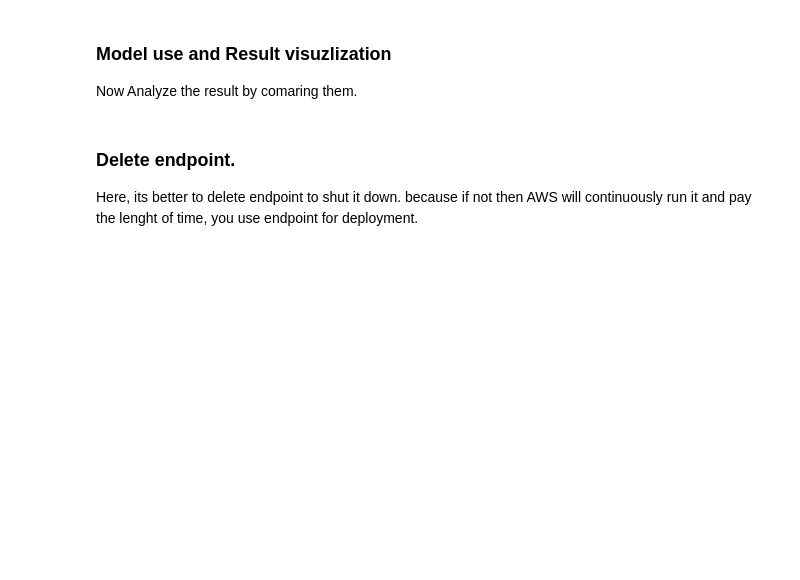
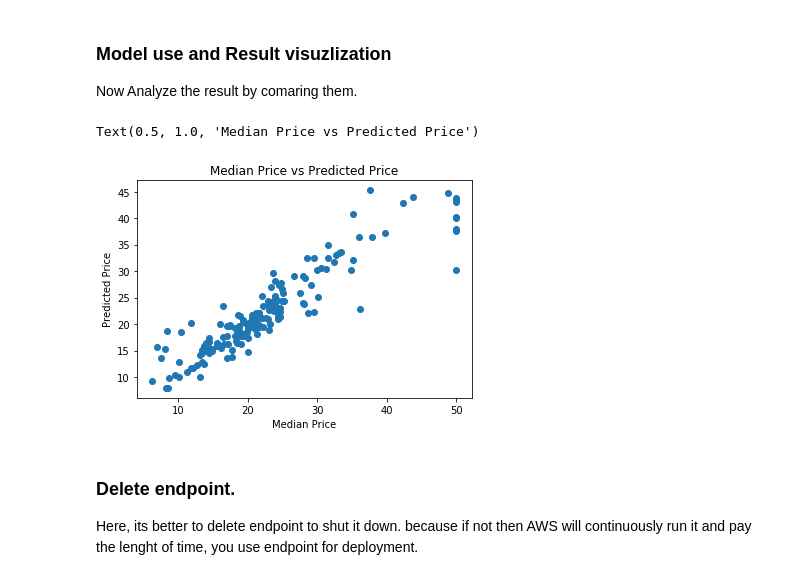
Before and after one commit to Dave-Vedant/Deep_Learning_NanoDegree-Udacity, a Jupyter notebook: ML deployment- AWS.SageMaker/Boston_House(AWS_SageMaker_Custom_Deployment).ipynb, the cells around one changed output. Drawn from its saved outputs; the diff is of its cells as text; code cells hidden in the pictures; blank space fills up the shorter version.

```diff
--- a/ML deployment- AWS.SageMaker/Boston_House(AWS_SageMaker_Custom_Deployment).ipynb
+++ b/ML deployment- AWS.SageMaker/Boston_House(AWS_SageMaker_Custom_Deployment).ipynb
@@ -51,11 +52,11 @@ boston = load_boston()
 ## Data preparation and splitting.
 # %%
 # prepare data for python notebook
-X_bos_pd = pd.DataFrame(boston.data, columns=boston, feature_names)
-y_bos_pd = pd.DataFrame(bosotn.target)
+X_bos_pd = pd.DataFrame(boston.data, columns=boston.feature_names)
+y_bos_pd = pd.DataFrame(boston.target)
 
 # splitting into train and test
-x_train,S_test,Y_train,Y_test = sklearn.model_selection.train_test_split(X_bos_pd, Y_bos_pd, test_size =0.33)
+X_train,X_test,y_train,y_test = sklearn.model_selection.train_test_split(X_bos_pd, y_bos_pd, test_size =0.33)
 
 # further splitting of train to train(2/3) and validation(1/3)
-X_train, X_val, Y_train, Y_val = sklearn.model_selection.train_test_split(X_train, Y_train, test_size=0.33)
+X_train, X_val, y_train, y_val = sklearn.model_selection.train_test_split(X_train, y_train, test_size=0.33)
@@ -259,15 +290,17 @@ response = session.sagemaker_runtime_client.invoke_endpoint(
                                                 ContentType = 'text/csv',
                                                 Body = payload)
 
-# deserialized output for understandable answer
-result = response['Body'].read().decode("utf-8")
-Y_pred = np.fromstring(result, sep=',')
+result = response['Body'].read().decode('utf8')
 # %%
 # predict data visualization/
-plt.scatter(Y_test, Y_pred)
+y_pred = np.fromstring(result, sep=',')
+plt.scatter(y_test, y_pred)
 plt.xlabel("Median Price")
 plt.ylabel("Predicted Price")
 plt.title("Median Price vs Predicted Price")
+# %% [output]
+Text(0.5, 1.0, 'Median Price vs Predicted Price')
+[figure, added]
 # %% [markdown]
 ### Delete endpoint.
 Here, its better to delete endpoint to shut it down. because if not then AWS will continuously run it and pay the lenght of time, you use endpoint for deployment.
```
Also changed, not shown: parts of 14 cells of this notebook, 3 other files.
